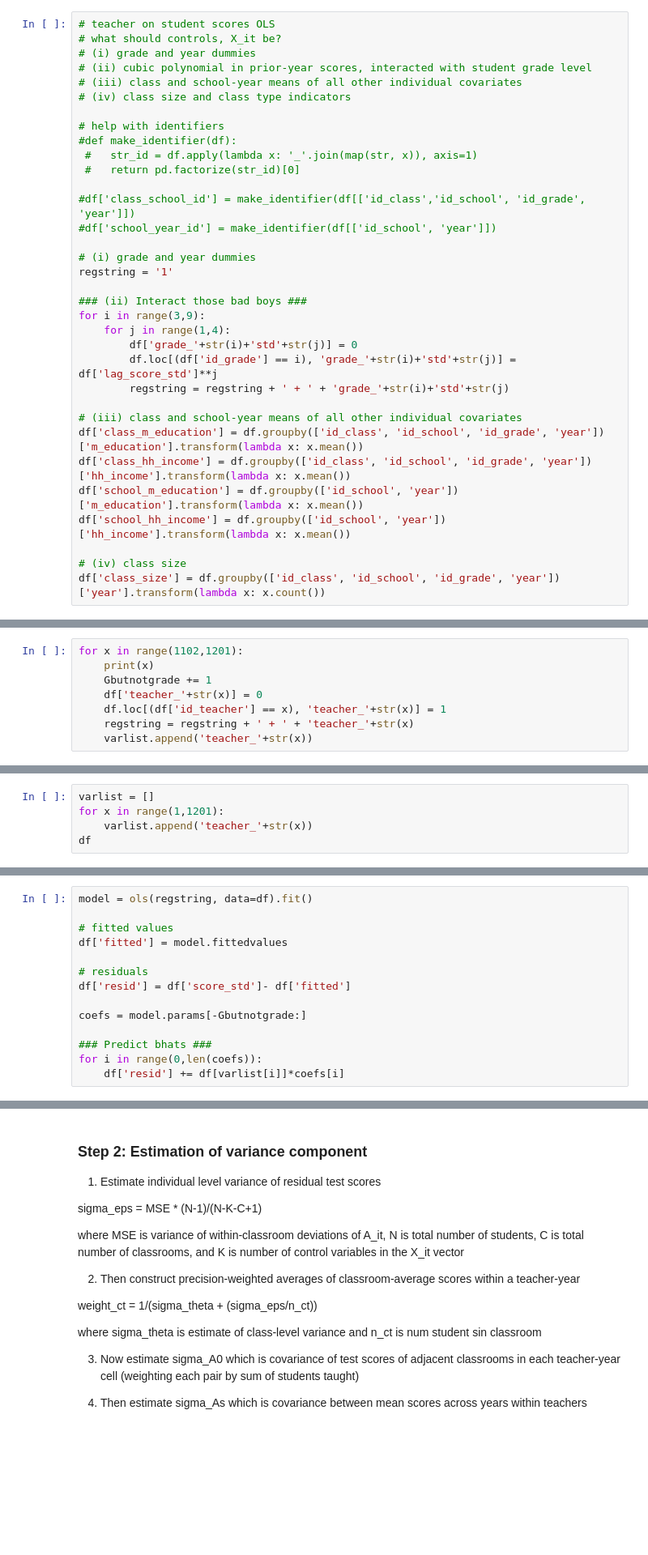
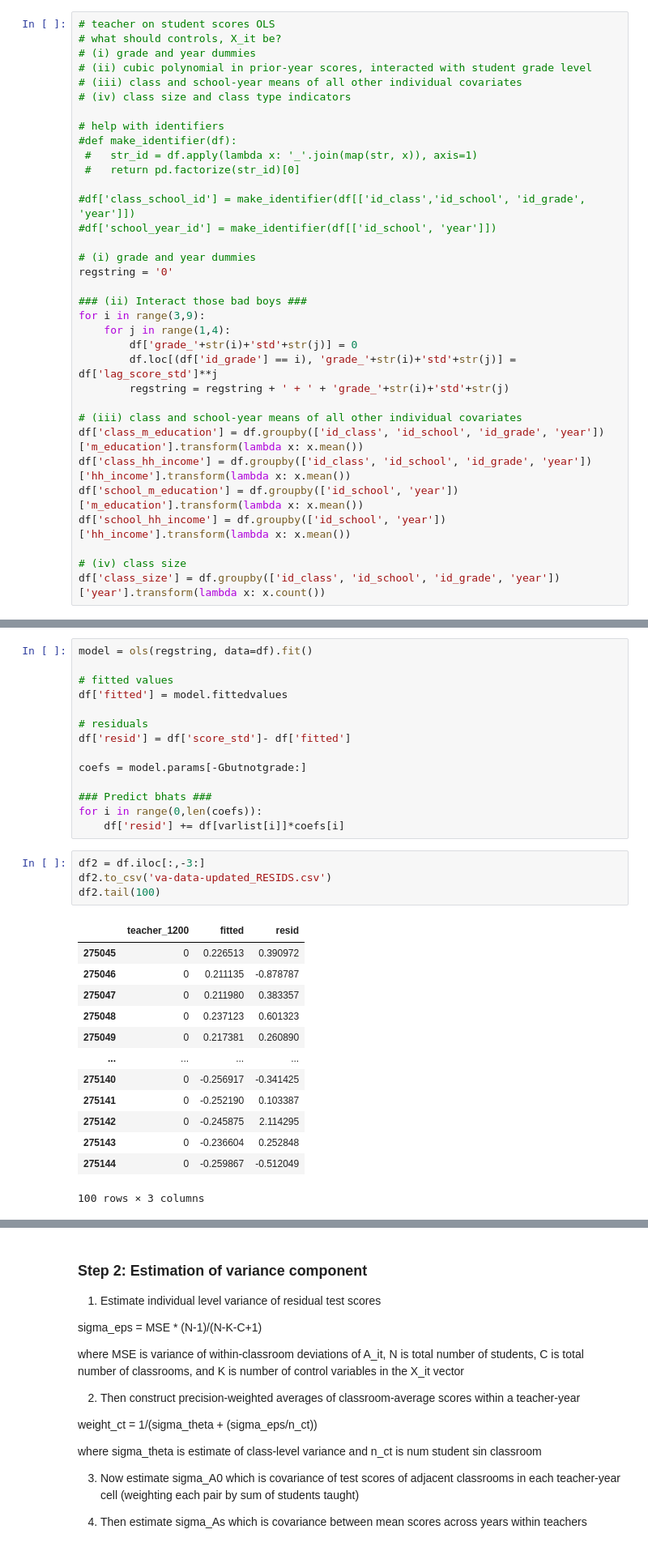
Before and after one commit to nadialucas/fabfour, a Jupyter notebook: pset1/value_added.ipynb, the cells around one changed output, grey strips where cells are left out. Shown at 81% size. Drawn from its saved outputs; the diff is of its cells as text; blank space fills up the shorter version.

```diff
--- a/pset1/value_added.ipynb
+++ b/pset1/value_added.ipynb
@@ -66,7 +66,7 @@ Residualize student scores with respect to controls by running OLS with teacher
 #df['school_year_id'] = make_identifier(df[['id_school', 'year']])
 
 # (i) grade and year dummies
-regstring = '1'
+regstring = '0'
 
 ### (ii) Interact those bad boys ###
 for i in range(3,9):
@@ -134,8 +149,0 @@ score_std ~ 1 + grade_3std1 + grade_3std2 + grade_3std3 + grade_4std1 + grade_4s
-# %%
-for x in range(1102,1201):
-    print(x)
-    Gbutnotgrade += 1
-    df['teacher_'+str(x)] = 0
-    df.loc[(df['id_teacher'] == x), 'teacher_'+str(x)] = 1
-    regstring = regstring + ' + ' + 'teacher_'+str(x)
-    varlist.append('teacher_'+str(x))
@@ -160,5 +149,0 @@ for x in range(1102,1201):
-# %%
-varlist = []
-for x in range(1,1201):
-    varlist.append('teacher_'+str(x))
-df
@@ -190,5 +165,23 @@ coefs = model.params[-Gbutnotgrade:]
 ### Predict bhats ###
 for i in range(0,len(coefs)):
     df['resid'] += df[varlist[i]]*coefs[i]
+# %%
+df2 = df.iloc[:,-3:]
+df2.to_csv('va-data-updated_RESIDS.csv')
+df2.tail(100)
+# %% [output]
+|  | teacher_1200 | fitted | resid |
+| 275045 | 0 | 0.226513 | 0.390972 |
+| 275046 | 0 | 0.211135 | -0.878787 |
+| 275047 | 0 | 0.211980 | 0.383357 |
+| 275048 | 0 | 0.237123 | 0.601323 |
+| 275049 | 0 | 0.217381 | 0.260890 |
+| ... | ... | ... | ... |
+| 275140 | 0 | -0.256917 | -0.341425 |
+| 275141 | 0 | -0.252190 | 0.103387 |
+| 275142 | 0 | -0.245875 | 2.114295 |
+| 275143 | 0 | -0.236604 | 0.252848 |
+| 275144 | 0 | -0.259867 | -0.512049 |
+100 rows × 3 columns
 # %%
 ### export to r ###
```
Also changed, not shown: parts of 5 cells of this notebook, 1 other file.
